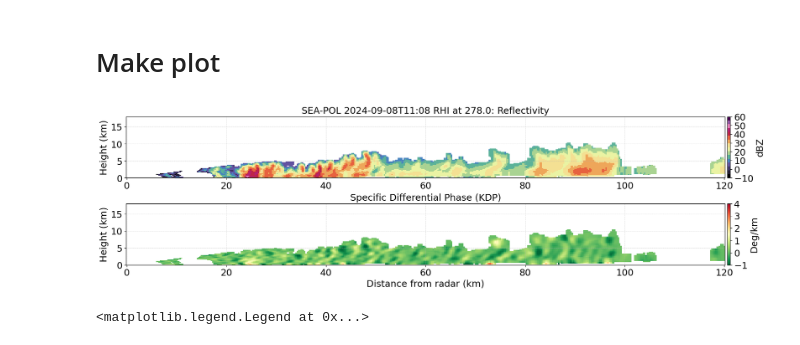
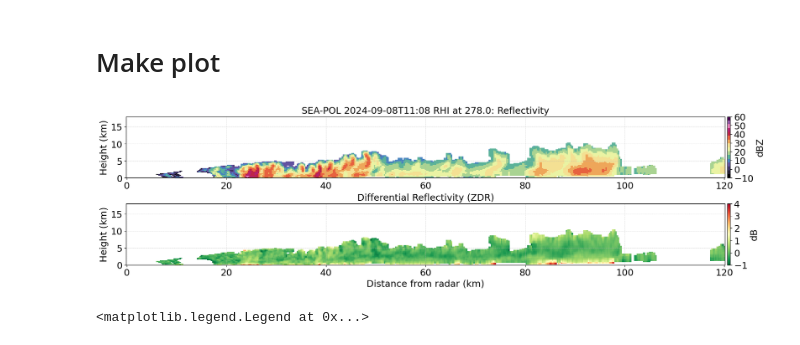
Before and after one commit to allison-wing/PICCOLO, a Jupyter notebook: plot_seapol_case.ipynb, the cells around one changed output. Saved outputs shown, nothing was run; the diff lists cells and outputs as text; code cells hidden in the pictures.

```diff
--- a/plot_seapol_case.ipynb
+++ b/plot_seapol_case.ipynb
@@ -205,37 +205,39 @@ disdro_p = disdro.rain_rate_qc[index_start_disdro:index_end_disdro+1].rolling(ti
 # %%
 fig, axs = plt.subplots(2,1, figsize=(18, 5),layout="constrained")  # 2 rows, 1 column
 
 #RHI dBZ
 cax = axs[0].pcolormesh(rhi.R/1000, rhi.Z/1000, rhi_DBZ[0,:,:], cmap=discrete_cmap, vmin=-10, vmax=60,shading='auto')
 cbar = fig.colorbar(cax, ax=axs[0], orientation='vertical',pad=-0.01)
 cbar.ax.tick_params(labelsize=18)
 cbar.set_ticks(np.linspace(-10,60,8))
 cbar.ax.set_ylabel('dBZ', fontsize=18)
 
 axs[0].set_ylim(0,18)
 axs[0].set_title('SEA-POL '+str(time_RHI)+' RHI at '+str(az_RHI)+': Reflectivity',fontsize=18)
 axs[0].set_ylabel('Height (km)', fontsize=18)
 #axs[0].set_xlabel('Distance from radar (km)',fontsize=18)
 axs[0].set_xticklabels(axs[0].get_xticklabels(), fontsize=18)
 axs[0].set_yticklabels(axs[0].get_yticklabels(), fontsize=18)
 axs[0].grid(True, which='both', linestyle='--', linewidth=0.5, alpha=0.7)
 
 #RHI ZDR
-cax1 = axs[1].pcolormesh(rhi.R/1000, rhi.Z/1000, rhi_KDP[0,:,:], cmap='RdYlGn_r', vmin = -1, vmax = 4, shading='auto')
+cax1 = axs[1].pcolormesh(rhi.R/1000, rhi.Z/1000, rhi_ZDR[0,:,:], cmap='RdYlGn_r', vmin = -1, vmax = 4, shading='auto')
 cbar1 = fig.colorbar(cax1, ax=axs[1], orientation='vertical',pad=-0.01)
 cbar1.ax.tick_params(labelsize=18)
 cbar1.set_ticks(np.linspace(-1,4,6))
-cbar1.ax.set_ylabel('Deg/km', fontsize=18)
+#cbar1.ax.set_ylabel('Deg/km', fontsize=18)
+cbar1.ax.set_ylabel('dB', fontsize=18)
 
 axs[1].set_ylim(0,18)
-axs[1].set_title('Specific Differential Phase (KDP)',fontsize=18)
+#axs[1].set_title('Specific Differential Phase (KDP)',fontsize=18)
+axs[1].set_title('Differential Reflectivity (ZDR)',fontsize=18)
 axs[1].set_ylabel('Height (km)', fontsize=18)
 axs[1].set_xlabel('Distance from radar (km)',fontsize=18)
 axs[1].set_xticklabels(axs[1].get_xticklabels(), fontsize=18)
 axs[1].set_yticklabels(axs[1].get_yticklabels(), fontsize=18)
 axs[1].grid(True, which='both', linestyle='--', linewidth=0.5, alpha=0.7)
 # %% [output]
-[figure, old version]
+[figure, new version]
 # %%
 fig, axs = plt.subplots(3,1, figsize=(18, 9),layout="constrained")  # 3 rows, 1 column
 
```
Also changed, not shown: 2 other files.
